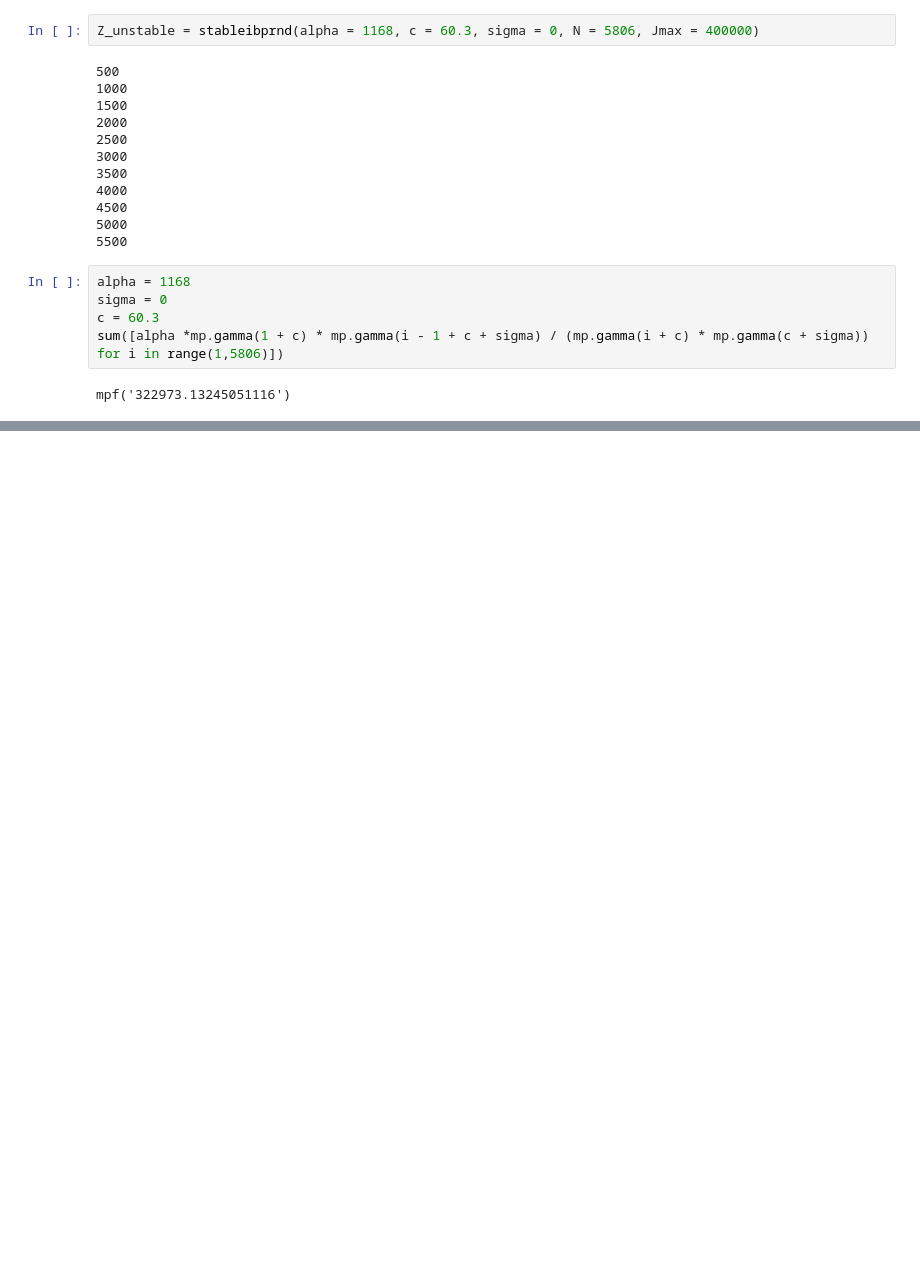
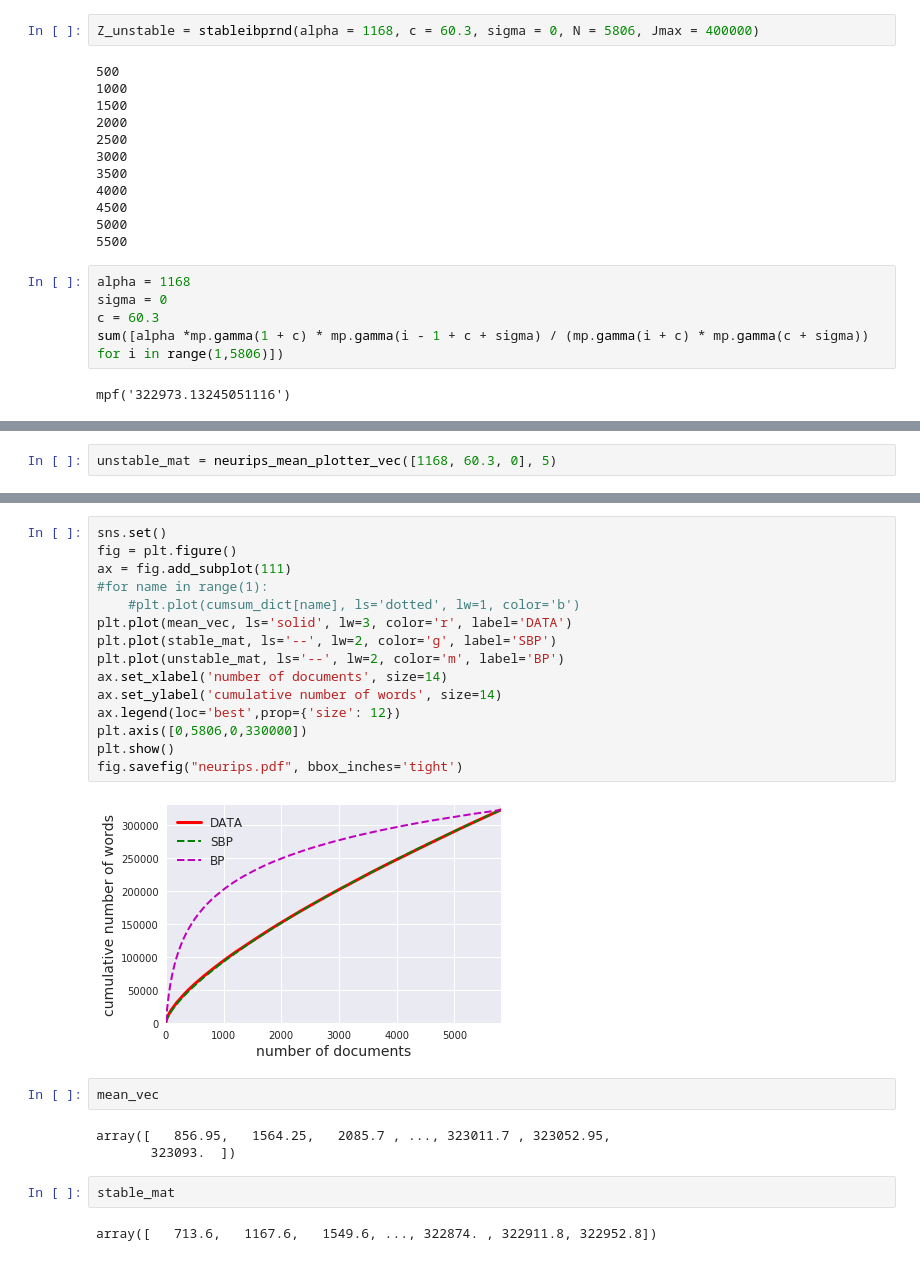
Before and after one commit to nataliagarciamartin/mod5_indianbuffetprocess, a Jupyter notebook: Bobby/neurips_plot.ipynb, the cells around one changed output, grey strips where cells are left out. Drawn from its saved outputs; the diff is of its cells as text; blank space fills up the shorter version.

```diff
--- a/Bobby/neurips_plot.ipynb
+++ b/Bobby/neurips_plot.ipynb
@@ -114,0 +144,2 @@ mpf('322973.13245051116')
+# %%
+unstable_mat = neurips_mean_plotter_vec([1168, 60.3, 0], 5)
@@ -128,0 +214,26 @@ plt.plot(range(len(list(freq.values()))), np.cumsum(list(freq.values())))
+# %%
+sns.set()
+fig = plt.figure()
+ax = fig.add_subplot(111)
+#for name in range(1):
+    #plt.plot(cumsum_dict[name], ls='dotted', lw=1, color='b')
+plt.plot(mean_vec, ls='solid', lw=3, color='r', label='DATA')
+plt.plot(stable_mat, ls='--', lw=2, color='g', label='SBP')
+plt.plot(unstable_mat, ls='--', lw=2, color='m', label='BP')
+ax.set_xlabel('number of documents', size=14)
+ax.set_ylabel('cumulative number of words', size=14)
+ax.legend(loc='best',prop={'size': 12})
+plt.axis([0,5806,0,330000])
+plt.show()
+fig.savefig("neurips.pdf", bbox_inches='tight')
+# %% [output]
+[figure, added]
+# %%
+mean_vec
+# %% [output]
+array([   856.95,   1564.25,   2085.7 , ..., 323011.7 , 323052.95,
+       323093.  ])
+# %%
+stable_mat
+# %% [output]
+array([   713.6,   1167.6,   1549.6, ..., 322874. , 322911.8, 322952.8])
```
Also changed, not shown: parts of 14 cells of this notebook, 3 other files.
